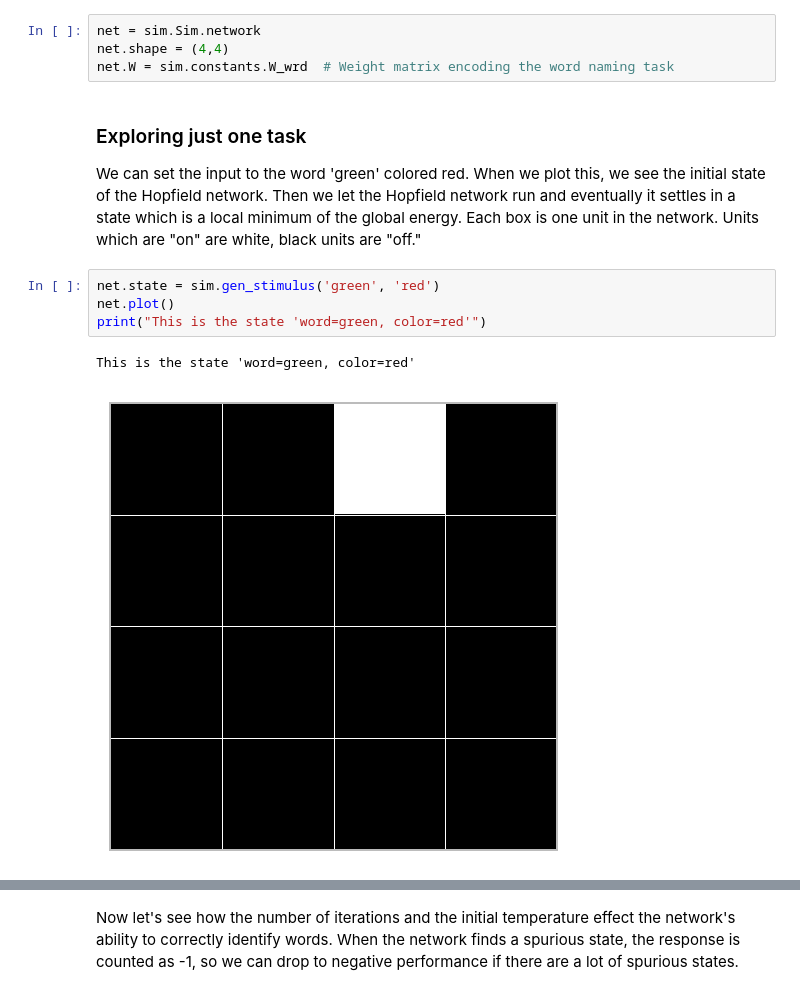
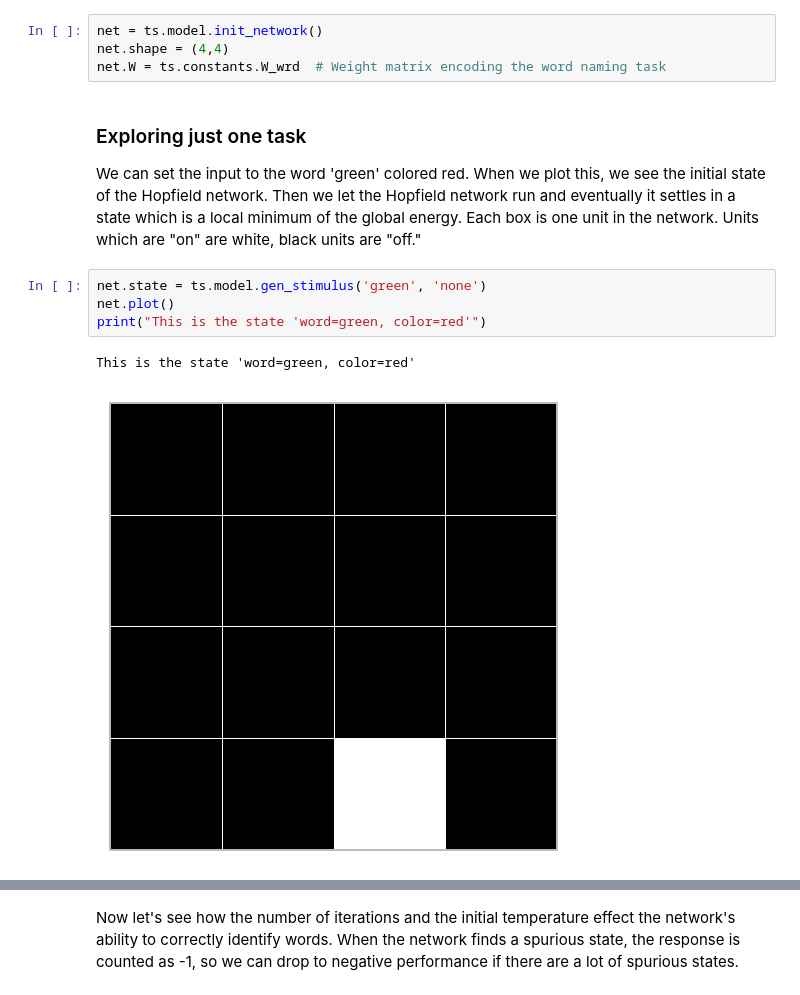
Before and after one commit to mcleonard/task_switch, a Jupyter notebook: Task switching simulation.ipynb, the cells around one changed output, grey strips where cells are left out. Cells and saved outputs as stored; diff of their text form.

```diff
--- a/Task switching simulation.ipynb
+++ b/Task switching simulation.ipynb
@@ -47,16 +46,16 @@ import plots
 # %%
-net = sim.Sim.network
+net = ts.model.init_network()
 net.shape = (4,4)
-net.W = sim.constants.W_wrd  # Weight matrix encoding the word naming task
+net.W = ts.constants.W_wrd  # Weight matrix encoding the word naming task
 # %% [markdown]
 <h3> Exploring just one task </h3>
 
 We can set the input to the word 'green' colored red.  When we plot this, we see the initial state of the Hopfield network.  Then we let the Hopfield network run and eventually it settles in a state which is a local minimum of the global energy.  Each box is one unit in the network.  Units which are "on" are white, black units are "off."
 # %%
-net.state = sim.gen_stimulus('green', 'red')
+net.state = ts.model.gen_stimulus('green', 'none')
 net.plot()
 print("This is the state 'word=green, color=red'")
 # %% [output]
 This is the state 'word=green, color=red'
-[figure, old version]
+[figure, new version]
 # %%
```
Also changed, not shown: parts of 32 cells of this notebook, 6 other files.
